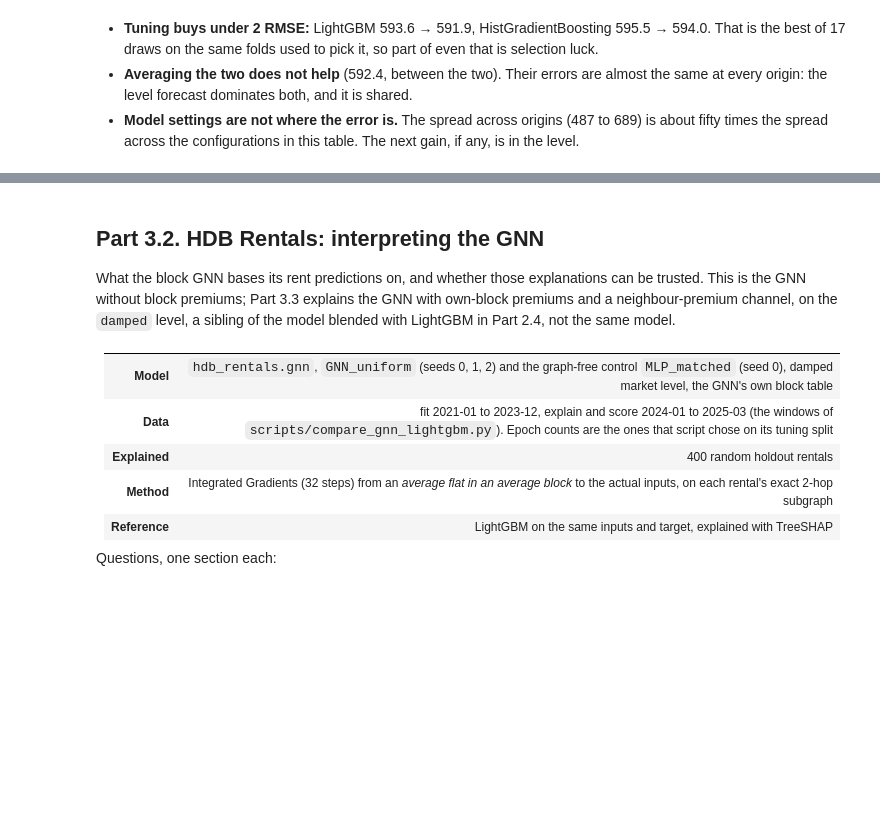
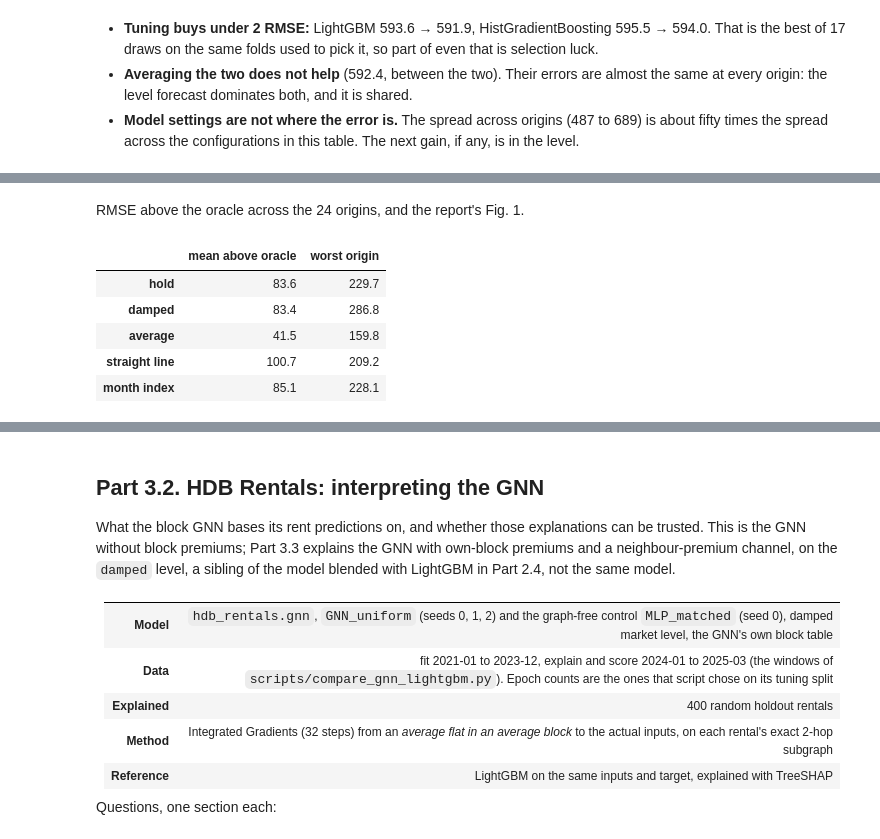
Before and after one commit to sidneyting/hdb-rentals, a Jupyter notebook: notebooks/3_evaluation.ipynb, the cells around one changed output, grey strips where cells are left out. Saved outputs shown, nothing was run; the diff lists cells and outputs as text; code cells hidden in the pictures; blank space fills up the shorter version.

```diff
--- a/notebooks/3_evaluation.ipynb
+++ b/notebooks/3_evaluation.ipynb
@@ -661,0 +722,13 @@ spread across the configurations in this table. The next gain, if any, is in the
+# %% [markdown]
+RMSE above the oracle across the 24 origins, and the report's Fig. 1.
+# %%
+rolling = pd.read_csv(LEVEL_OUT / "rolling.csv")
+above = rolling[["hold", "damped", "average", "straight line", "month index"]].sub(rolling["oracle"], axis=0)
+pd.DataFrame({"mean above oracle": above.mean(), "worst origin": above.max()}).round(1)
+# %% [output]
+|  | mean above oracle | worst origin |
+| hold | 83.6 | 229.7 |
+| damped | 83.4 | 286.8 |
+| average | 41.5 | 159.8 |
+| straight line | 100.7 | 209.2 |
+| month index | 85.1 | 228.1 |
```
Also changed, not shown: parts of 12 cells of this notebook, 27 other files.
